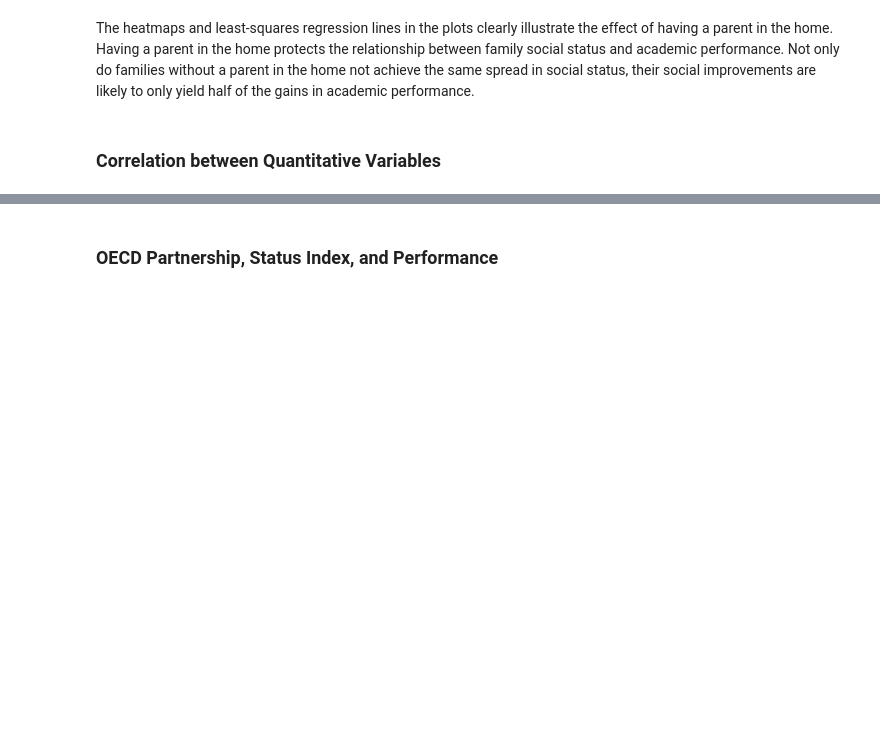
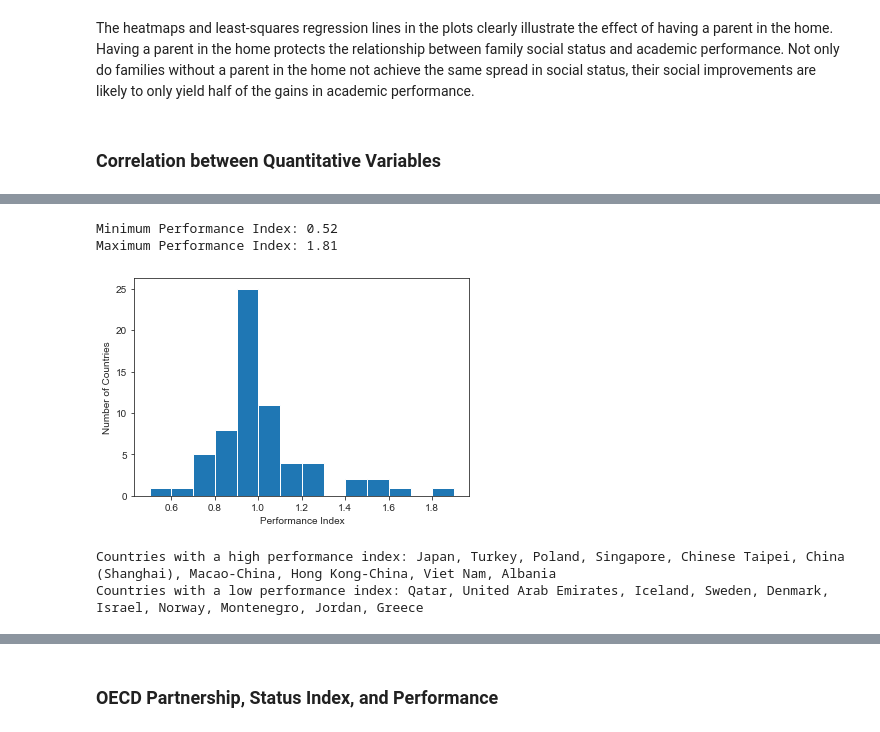
Before and after one commit to sjhaluck/International-Education-Data-Visualization, a Jupyter notebook: exploration_template.ipynb, the cells around one changed output, grey strips where cells are left out. Saved outputs shown, nothing was run; the diff lists cells and outputs as text; code cells hidden in the pictures; blank space fills up the shorter version.

```diff
--- a/exploration_template.ipynb
+++ b/exploration_template.ipynb
@@ -926,0 +932,3 @@ The correlation map above shows that academic performance in one area is the str
+# %%
+# produce a subset of the dataframe that organizes the average information by country
+pisa_country_data = pisa_data.groupby('country').mean()
@@ -926,0 +946,16 @@ The correlation map above shows that academic performance in one area is the str
+# %%
+# calculate performance index as described above
+pisa_country_data['performance'] = (1+pisa_country_data.academic_avg.rank(pct = True)) / (1+pisa_country_data.status_index.rank(pct = True))
+# %%
+# print the minimum and maximum performance indices to better understand the range
+print('Minimum Performance Index: {0:.2f}\nMaximum Performance Index: {1:.2f}'.format(pisa_country_data.performance.min(), pisa_country_data.performance.max()))
+# %% [output]
+Minimum Performance Index: 0.52
+Maximum Performance Index: 1.81
+# %%
+# plot a histogram of the distribution of performance indices for better analysis of the outliers
+plt.hist(pisa_country_data.performance, bins = np.arange(0.5, 2, 0.1));
+plt.xlabel('Performance Index');
+plt.ylabel('Number of Countries');
+# %% [output]
+[figure, added]
@@ -926,0 +968,7 @@ The correlation map above shows that academic performance in one area is the str
+# %%
+# Display the countries in each of the top 10 or bottom 10 of performance data
+print("Countries with a high performance index: {}".format(', '.join(upper_countries.tolist())))
+print("Countries with a low performance index: {}".format(', '.join(lower_countries.tolist())))
+# %% [output]
+Countries with a high performance index: Japan, Turkey, Poland, Singapore, Chinese Taipei, China (Shanghai), Macao-China, Hong Kong-China, Viet Nam, Albania
+Countries with a low performance index: Qatar, United Arab Emirates, Iceland, Sweden, Denmark, Israel, Norway, Montenegro, Jordan, Greece
```
Also changed, not shown: parts of 16 cells of this notebook.
